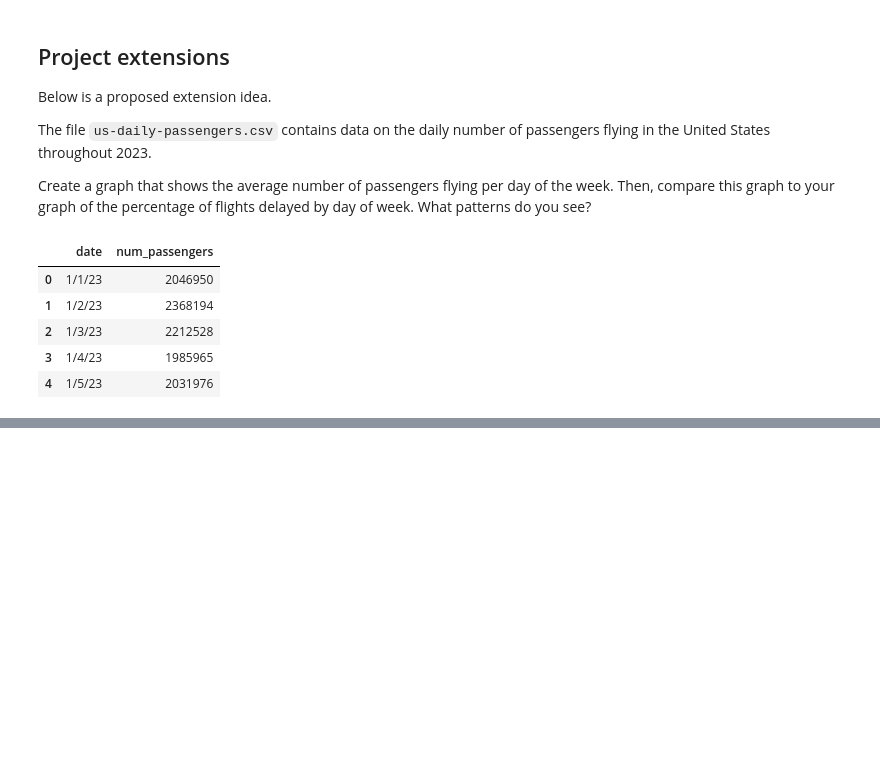
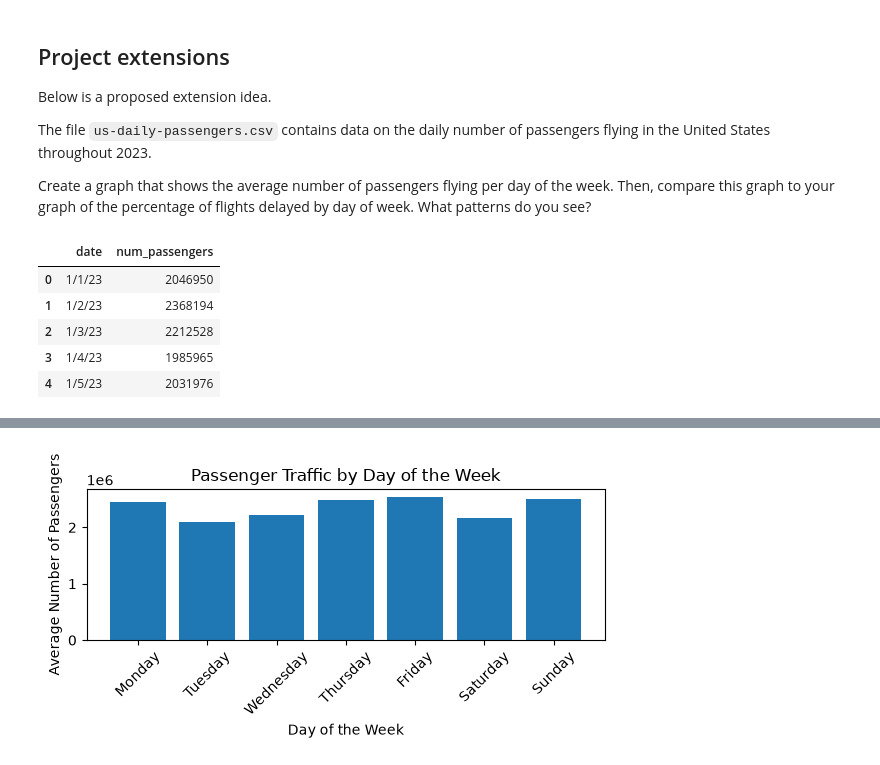
Before and after one commit to teubragaa/Data-Science-with-Python---Data-Cleaning, a Jupyter notebook: flight-delays-project/notebooks/flights-delays-project.ipynb, the cells around one changed output, grey strips where cells are left out. Drawn from its saved outputs; the diff is of its cells as text; code cells hidden in the pictures; blank space fills up the shorter version.

```diff
--- a/flight-delays-project/notebooks/flights-delays-project.ipynb
+++ b/flight-delays-project/notebooks/flights-delays-project.ipynb
@@ -292,6 +278,6 @@ Create a graph that shows the average number of passengers flying per day of the
 # %%
-passengers = pd.read_csv('us-daily-passengers.csv')
-passengers.head()
+passageiro = pd.read_csv('../data/us-daily-passengers.csv')
+passageiro.head()
 # %% [output]
 |  | date | num_passengers |
 | 0 | 1/1/23 | 2046950 |
@@ -303,0 +300,3 @@ passengers.head()
+# %%
+passageiro['day_of_week'] = passageiro['date'].dt.day_name()
+passageiro
@@ -303,0 +317,2 @@ passengers.head()
+# %%
+avg_passageiros_por_dia = passageiro.groupby('day_of_week')['num_passengers'].mean()
@@ -303,0 +328,9 @@ passengers.head()
+# %%
+days_order = ['Monday', 'Tuesday', 'Wednesday', 'Thursday', 'Friday', 'Saturday', 'Sunday']
+avg_passageiros_por_dia = avg_passageiros_por_dia.reindex(days_order)
+# %%
+plt.figure(figsize=(6, 3))
+plt.bar(avg_passageiros_por_dia.index,
+        avg_passageiros_por_dia.values
+# %% [output]
+[figure, added]
```
Also changed, not shown: parts of 7 cells of this notebook.
